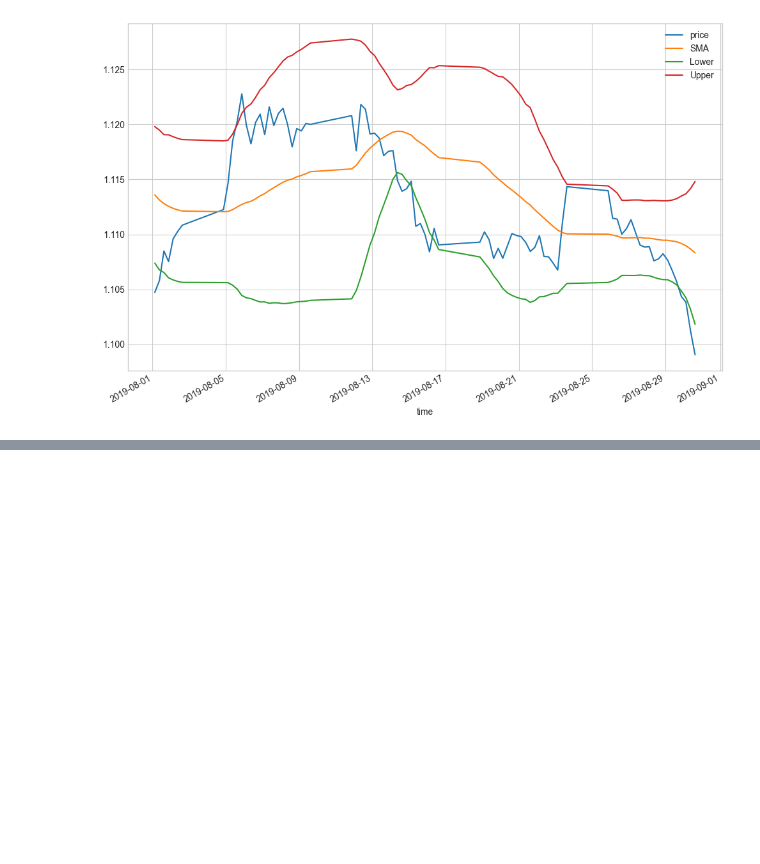
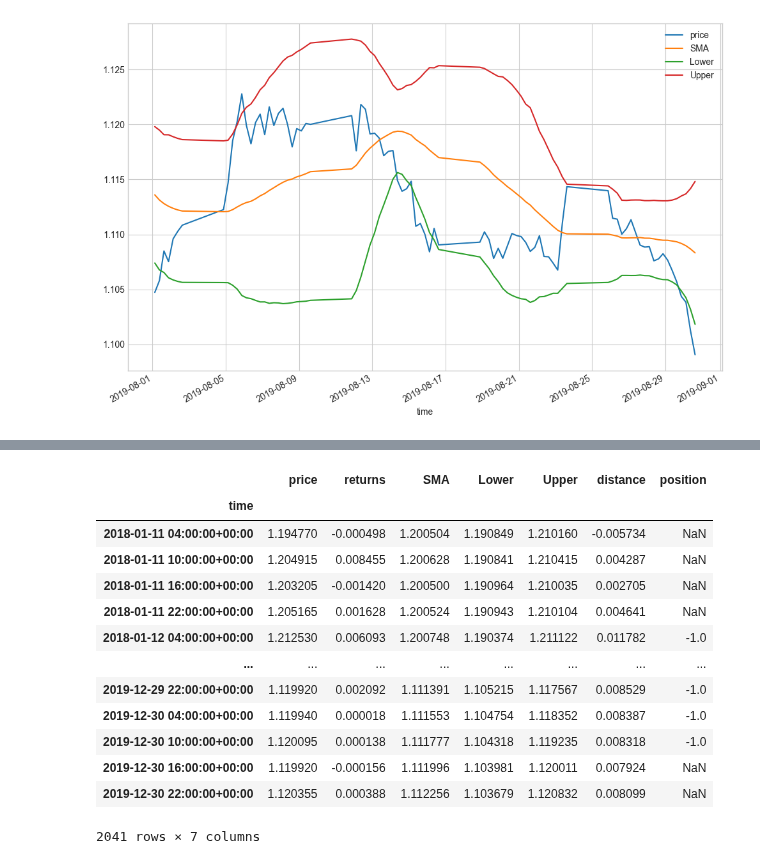
Before and after one commit to mario812/algo-trading-env, a Jupyter notebook: 3.3.2_6-getting_data.ipynb, the cells around one changed output, grey strips where cells are left out. Cells and saved outputs as stored; diff of their text form; code cells hidden in the pictures; blank space fills up the shorter version.

```diff
--- a/3.3.2_6-getting_data.ipynb
+++ b/3.3.2_6-getting_data.ipynb
@@ -170,0 +196,23 @@ data.drop(columns = "returns").loc["2019-08"].plot(figsize = (12, 8))
+# %%
+data["distance"] = data.price - data.SMA # columna de ayuda
+# %%
+data["position"] = np.where(data.price < data.Lower, 1, np.nan) # 1. sobrevendido ir a largo
+# %%
+data["position"] = np.where(data.price > data.Upper, -1, data["position"]) # 2. sobrecomprado ir a corto
+# %%
+data
+# %% [output]
+|  | price | returns | SMA | Lower | Upper | distance | position |
+| time |  |  |  |  |  |  |  |
+| 2018-01-11 04:00:00+00:00 | 1.194770 | -0.000498 | 1.200504 | 1.190849 | 1.210160 | -0.005734 | NaN |
+| 2018-01-11 10:00:00+00:00 | 1.204915 | 0.008455 | 1.200628 | 1.190841 | 1.210415 | 0.004287 | NaN |
+| 2018-01-11 16:00:00+00:00 | 1.203205 | -0.001420 | 1.200500 | 1.190964 | 1.210035 | 0.002705 | NaN |
+| 2018-01-11 22:00:00+00:00 | 1.205165 | 0.001628 | 1.200524 | 1.190943 | 1.210104 | 0.004641 | NaN |
+| 2018-01-12 04:00:00+00:00 | 1.212530 | 0.006093 | 1.200748 | 1.190374 | 1.211122 | 0.011782 | -1.0 |
+| ... | ... | ... | ... | ... | ... | ... | ... |
+| 2019-12-29 22:00:00+00:00 | 1.119920 | 0.002092 | 1.111391 | 1.105215 | 1.117567 | 0.008529 | -1.0 |
+| 2019-12-30 04:00:00+00:00 | 1.119940 | 0.000018 | 1.111553 | 1.104754 | 1.118352 | 0.008387 | -1.0 |
+| 2019-12-30 10:00:00+00:00 | 1.120095 | 0.000138 | 1.111777 | 1.104318 | 1.119235 | 0.008318 | -1.0 |
+| 2019-12-30 16:00:00+00:00 | 1.119920 | -0.000156 | 1.111996 | 1.103981 | 1.120011 | 0.007924 | NaN |
+| 2019-12-30 22:00:00+00:00 | 1.120355 | 0.000388 | 1.112256 | 1.103679 | 1.120832 | 0.008099 | NaN |
+2041 rows × 7 columns
```
Also changed, not shown: parts of 3 cells of this notebook.
